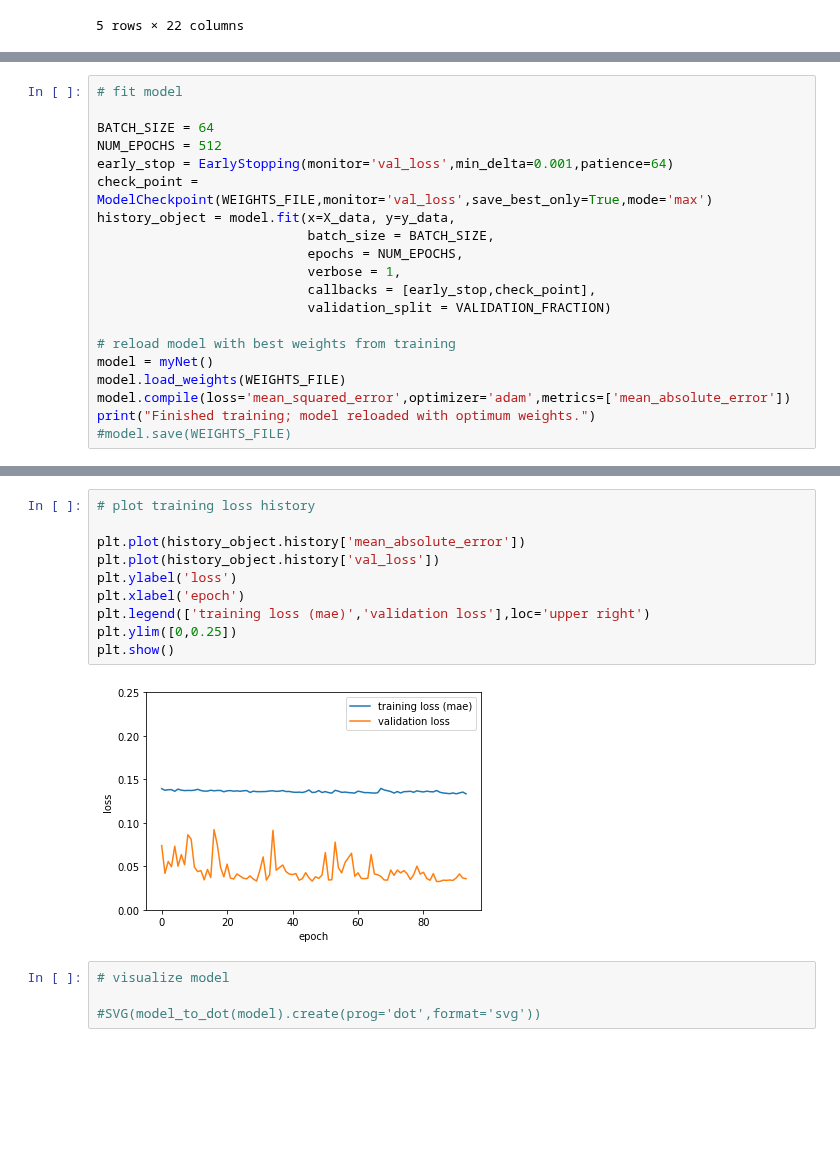
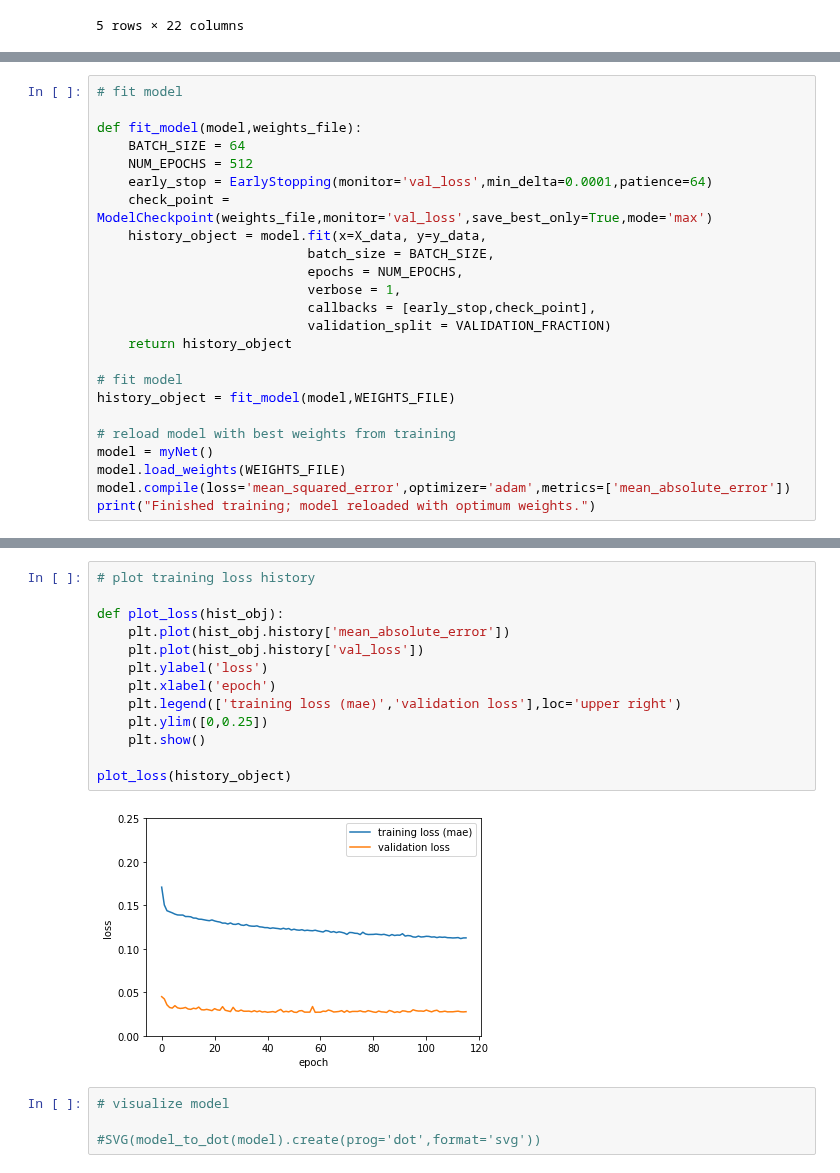
Before and after one commit to wri/global-power-plant-database, a Jupyter notebook: utils/estimate_generation/estimate_generation_v2.ipynb, the cells around one changed output, grey strips where cells are left out. Saved outputs shown, nothing was run; the diff lists cells and outputs as text; blank space fills up the shorter version.

```diff
--- a/utils/estimate_generation/estimate_generation_v2.ipynb
+++ b/utils/estimate_generation/estimate_generation_v2.ipynb
@@ -181,21 +191,25 @@ None
 # %%
 # fit model
 
-BATCH_SIZE = 64
-NUM_EPOCHS = 512
-early_stop = EarlyStopping(monitor='val_loss',min_delta=0.001,patience=64)
-check_point = ModelCheckpoint(WEIGHTS_FILE,monitor='val_loss',save_best_only=True,mode='max')
-history_object = model.fit(x=X_data, y=y_data,
+def fit_model(model,weights_file):
+    BATCH_SIZE = 64
+    NUM_EPOCHS = 512
+    early_stop = EarlyStopping(monitor='val_loss',min_delta=0.0001,patience=64)
+    check_point = ModelCheckpoint(weights_file,monitor='val_loss',save_best_only=True,mode='max')
+    history_object = model.fit(x=X_data, y=y_data,
                            batch_size = BATCH_SIZE,
                            epochs = NUM_EPOCHS,
                            verbose = 1,
                            callbacks = [early_stop,check_point],
                            validation_split = VALIDATION_FRACTION)
+    return history_object
+
+# fit model
+history_object = fit_model(model,WEIGHTS_FILE)
 
 # reload model with best weights from training
 model = myNet()
 model.load_weights(WEIGHTS_FILE)
 model.compile(loss='mean_squared_error',optimizer='adam',metrics=['mean_absolute_error'])
 print("Finished training; model reloaded with optimum weights.")
-#model.save(WEIGHTS_FILE)
 # %% [output]
@@ -219,15 +233,18 @@ Finished training; model reloaded with optimum weights.
 # %%
 # plot training loss history
 
-plt.plot(history_object.history['mean_absolute_error'])
-plt.plot(history_object.history['val_loss'])
-plt.ylabel('loss')
-plt.xlabel('epoch')
-plt.legend(['training loss (mae)','validation loss'],loc='upper right')
-plt.ylim([0,0.25])
-plt.show()
+def plot_loss(hist_obj):
+    plt.plot(hist_obj.history['mean_absolute_error'])
+    plt.plot(hist_obj.history['val_loss'])
+    plt.ylabel('loss')
+    plt.xlabel('epoch')
+    plt.legend(['training loss (mae)','validation loss'],loc='upper right')
+    plt.ylim([0,0.25])
+    plt.show()
+
+plot_loss(history_object)
 # %% [output]
-[figure, old version]
+[figure, new version]
 # %%
 # visualize model
 
```
Also changed, not shown: parts of 17 cells of this notebook, 6 other files.
